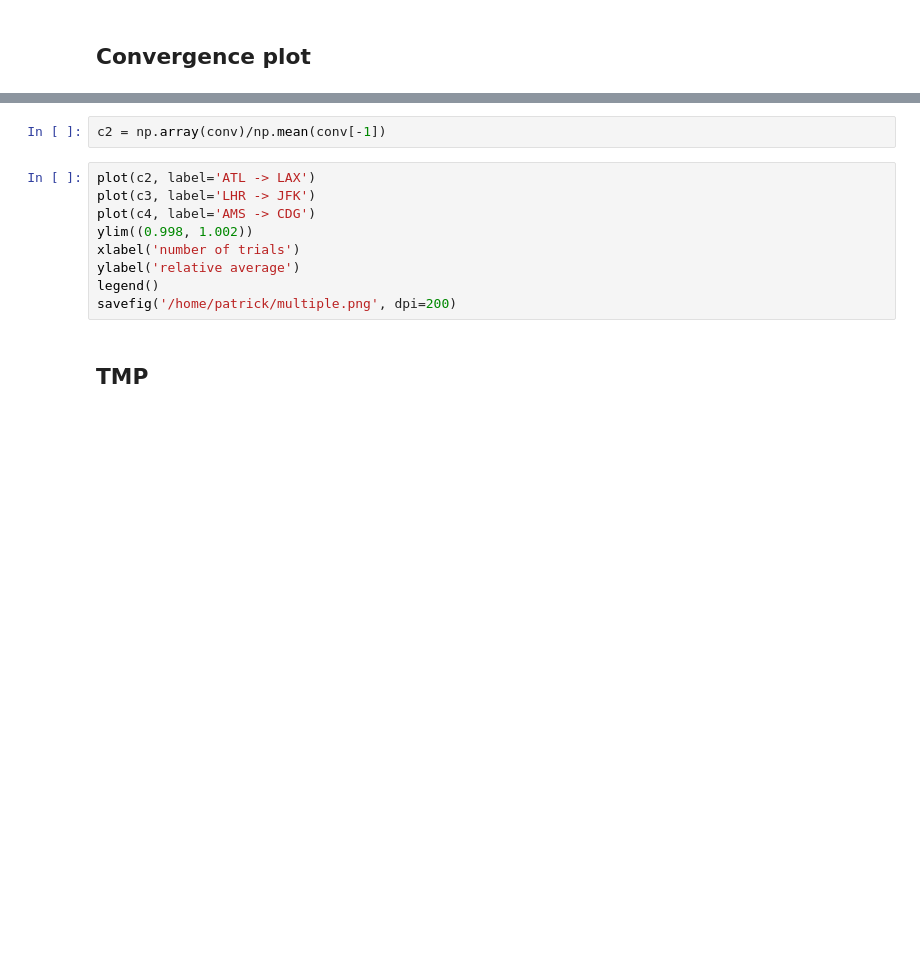
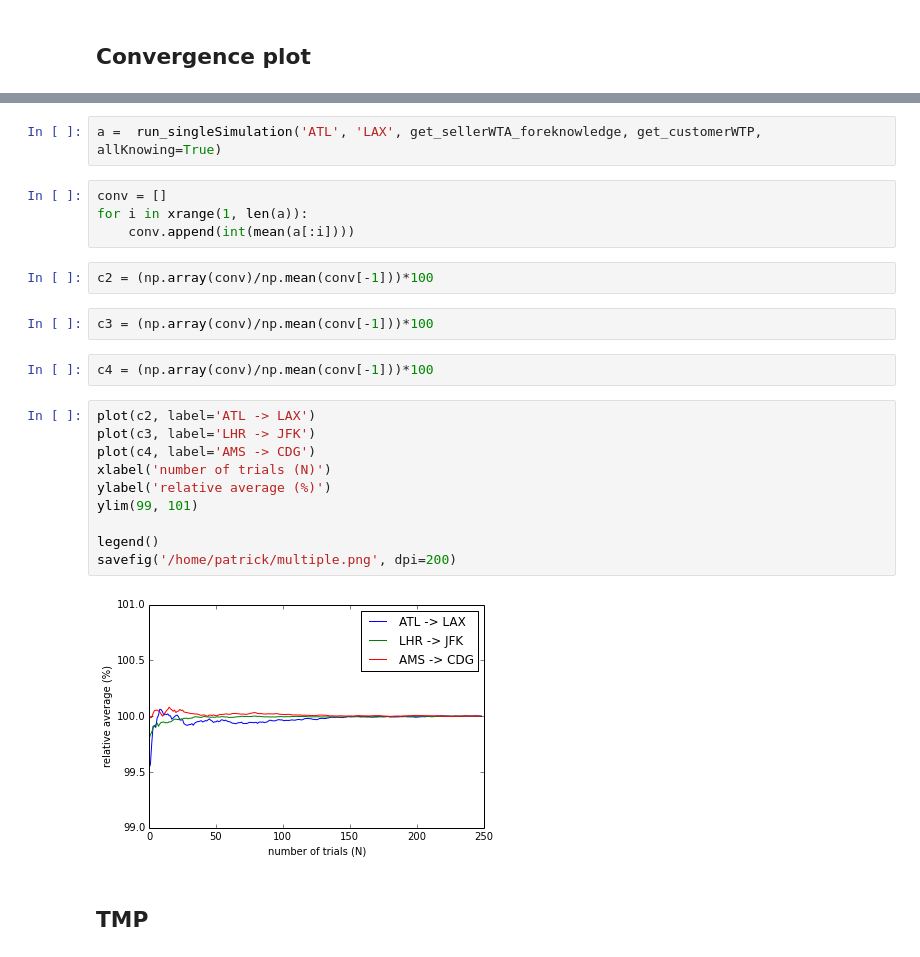
Before and after one commit to vankempen/Thesis, a Jupyter notebook: Simulation/Simulation.ipynb, the cells around one changed output, grey strips where cells are left out. Drawn from its saved outputs; the diff is of its cells as text; blank space fills up the shorter version.

Commit message:
changed convergence plot

```diff
--- a/Simulation/Simulation.ipynb
+++ b/Simulation/Simulation.ipynb
@@ -419,14 +396,27 @@ for i in xrange(1, len(sellerProfits)):
+# %%
+a =  run_singleSimulation('ATL', 'LAX', get_sellerWTA_foreknowledge, get_customerWTP, allKnowing=True)
+# %%
+conv = []
+for i in xrange(1, len(a)):
+    conv.append(int(mean(a[:i])))
 # %%
-c2 = np.array(conv)/np.mean(conv[-1])
+c2 = (np.array(conv)/np.mean(conv[-1]))*100
+# %%
+c3 = (np.array(conv)/np.mean(conv[-1]))*100
+# %%
+c4 = (np.array(conv)/np.mean(conv[-1]))*100
 # %%
 plot(c2, label='ATL -> LAX')
 plot(c3, label='LHR -> JFK')
 plot(c4, label='AMS -> CDG')
-ylim((0.998, 1.002))
-xlabel('number of trials')
-ylabel('relative average')
+xlabel('number of trials (N)')
+ylabel('relative average (%)')
+ylim(99, 101)
+
 legend()
 savefig('/home/patrick/multiple.png', dpi=200)
+# %% [output]
+[figure, added]
 # %% [markdown]
 ## TMP
 # %%
```
Also changed, not shown: parts of 7 cells of this notebook, 5 other files.
